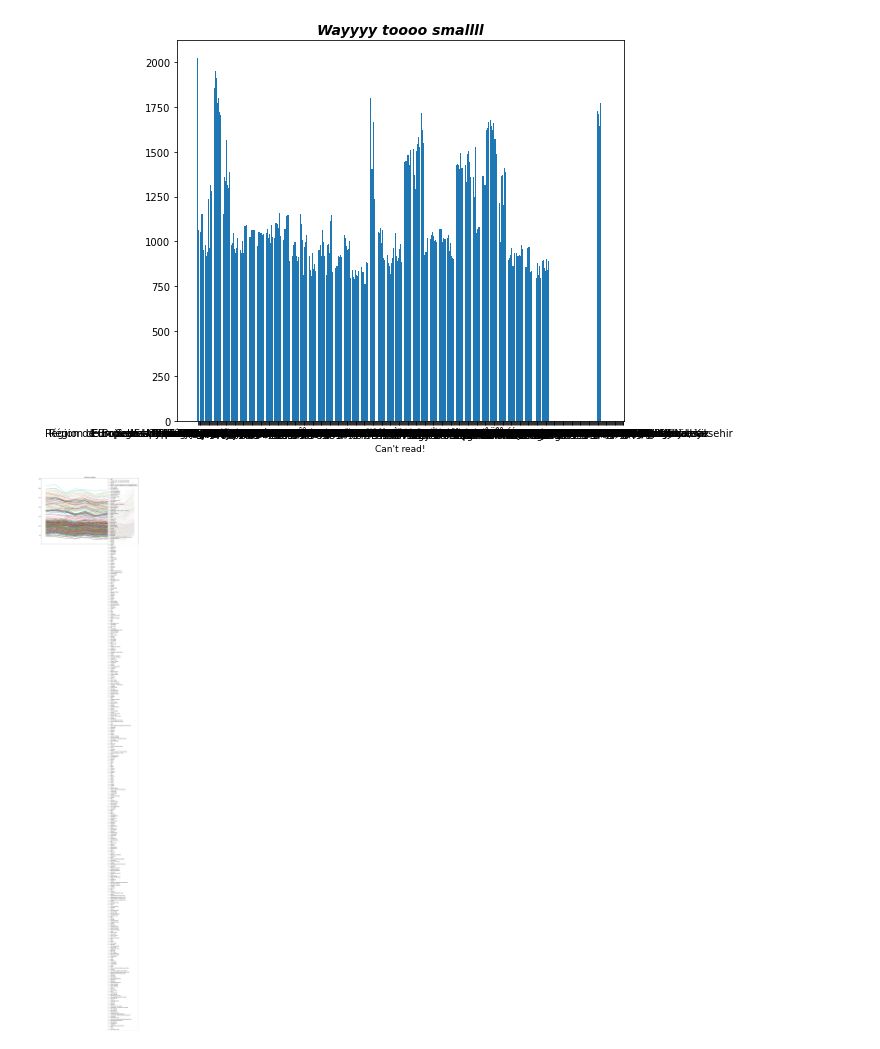
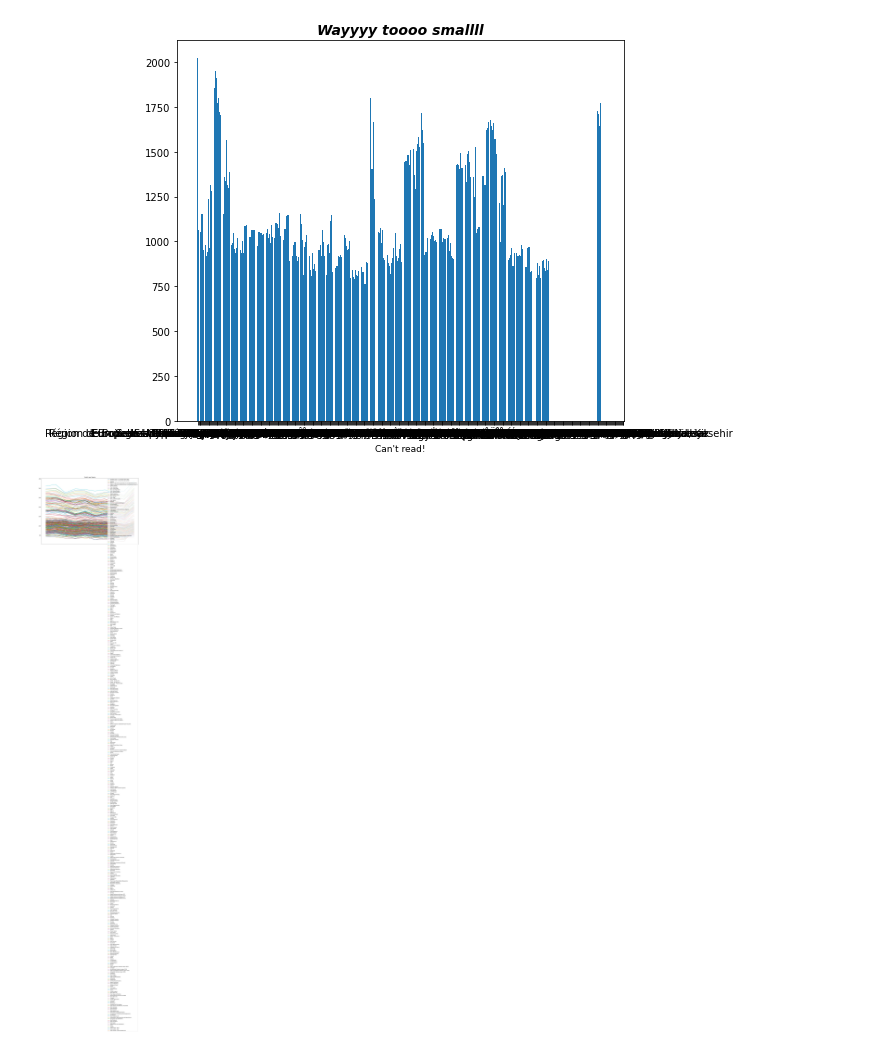
Before and after one commit to MarkusStefan/Data_Analytics, a Jupyter notebook: Exercise1/Outlier_Analysis_Vizz.ipynb, the cells around one changed output. Saved outputs shown, nothing was run; the diff lists cells and outputs as text; code cells hidden in the pictures.

```diff
--- a/Exercise1/Outlier_Analysis_Vizz.ipynb
+++ b/Exercise1/Outlier_Analysis_Vizz.ipynb
@@ -245,20 +243,24 @@ plt.show()
 # %% [output]
 [figure]
 # %%
-date = pd.to_datetime(deaths['TIME'])
-plt.figure(figsize=(20,14))
-for col in range(1, len(deaths.columns)):
-  plt.plot(date, deaths.iloc[:, col])
-  if col > 420:
-    break
-  continue
-plt.title('Deaths per Region', size=14)
+try:
+  date = pd.to_datetime(deaths.pop('TIME'))
+except KeyError:
+  pass
+finally:
+  plt.figure(figsize=(20,14))
+  for col in range(len(deaths.columns)):
+    plt.plot(date, deaths.iloc[:, col])
+    if col > 420:
+      break
+    continue
+  plt.title('Deaths per Region', size=14)
 
 
-names = [str(n) for n in deaths.columns]
+  names = [str(n) for n in deaths.columns]
 
-plt.legend(names)
+  plt.legend(names)
 
-plt.show()
+  plt.show()
 # %% [output]
-[figure, old version]
+[figure, new version]
```
Also changed, not shown: parts of 1 cell of this notebook.
